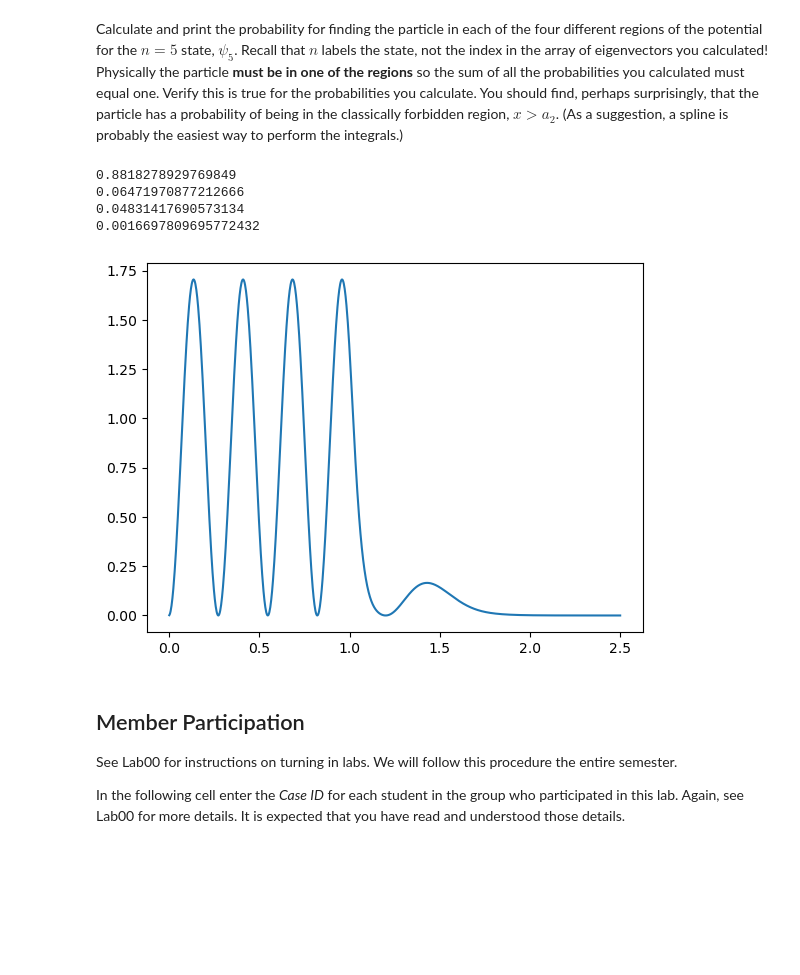
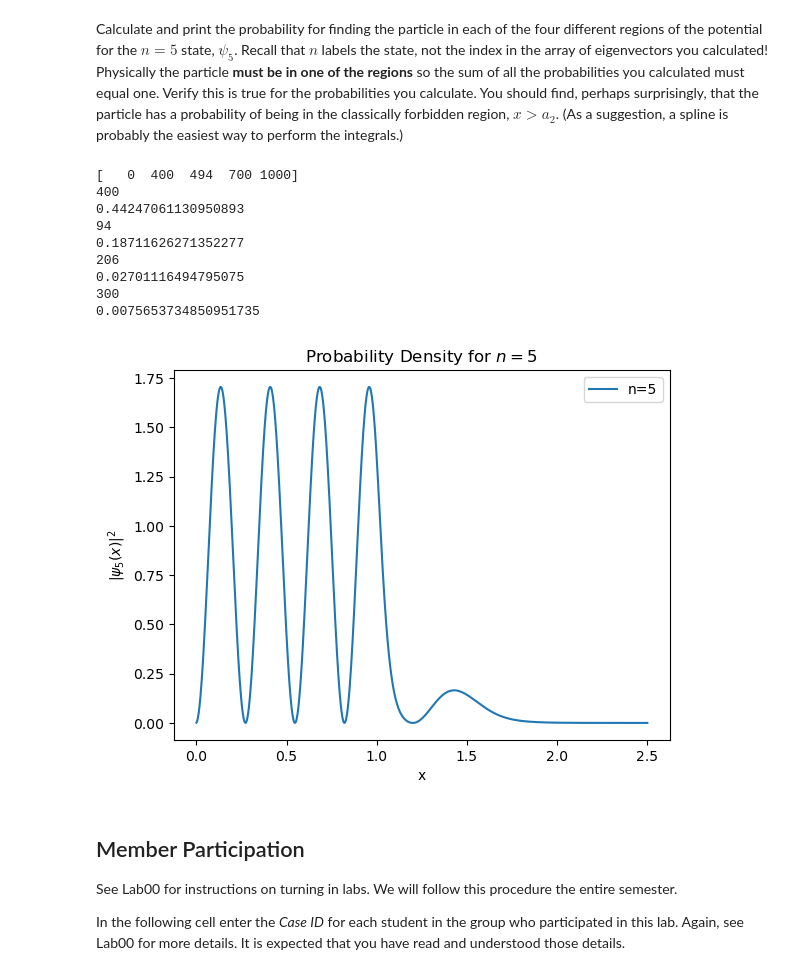
Before and after one commit to SerenaLynas/p250-spring-2026, a Jupyter notebook: labs/Lab08.ipynb, the cells around one changed output. Cells and saved outputs as stored; diff of their text form; code cells hidden in the pictures; blank space fills up the shorter version.

```diff
--- a/labs/Lab08.ipynb
+++ b/labs/Lab08.ipynb
@@ -128,9 +128,13 @@ In doing so keep the following in mind.
 # %%
 for k in range(0, 3):
     n = k + 1
-    # TODO: fix
     phi = np.array([0, *(phis[:, k] * np.sign(phis[0, k])), 0])
     xs = np.linspace(0, L, len(phi))
-    plt.plot(xs, phi)
-    plt.plot(xs, np.sqrt(2 / L) * np.sin((n * np.pi * xs) / L), linestyle="--")
+    plt.plot(xs, phi, label=f"Numerical n={n}")
+    plt.plot(xs, np.sqrt(2 / L) * np.sin((n * np.pi * xs) / L), linestyle="--", label=f"Analytic n={n}")
+
+plt.xlabel("x")
+plt.ylabel(r"$\psi_n(x)$")
+plt.title("First Three Eigenfunctions")
+plt.legend()
 # %% [output]
@@ -286,11 +341,19 @@ All figures can be created in a single cell!
 xs = np.linspace(0, L, 1001)
 below_v1, = np.where(ls < V1)
 for k in below_v1:
-    plt.plot(xs, phis[:, k])
+    plt.plot(xs, phis[:, k], label=f"n={k+1}")
+plt.xlabel("x")
+plt.ylabel(r"$|\psi(x)|^2$")
+plt.title(r"Probability Density for $E_n < V_1$")
+plt.legend()
 
 plt.figure()
 
 v1_v2, = np.where((V1 < ls) & (ls < V2))
 for k in v1_v2:
-    plt.plot(xs, phis[:, k])
+    plt.plot(xs, phis[:, k], label=f"n={k+1}")
+plt.xlabel("x")
+plt.ylabel(r"$|\psi(x)|^2$")
+plt.title(r"Probability Density for $V_1 < E_n < V_2$")
+plt.legend()
 # %% [output]
@@ -313,21 +377,32 @@ You should find, perhaps surprisingly, that the particle has a probability of be
 (As a suggestion, a spline is probably the easiest way to perform the integrals.)
 # %%
 phi = phis[:, 4]
-plt.plot(np.linspace(0, L, 1001), phi**2)
+plt.plot(np.linspace(0, L, 1001), phi**2, label="n=5")
+plt.xlabel("x")
+plt.ylabel(r"$|\psi_5(x)|^2$")
+plt.title(r"Probability Density for $n=5$")
+plt.legend()
+
 a_s = np.array([0, a0, a1, a2, L])
 js = (a_s / L * 1000).astype(int)
 dx = L / 1000
-
+print(js)
 for k in range(1, len(js)):
     vals = phi[js[k - 1]:js[k]]
-    sum = dx/2 * np.sum(vals[:-1]**2 + vals[1:]**2)
+    print(len(vals))
+    sum = dx/2 * np.sum(vals[:1]**2 + vals[1:]**2)
     print(sum)
 # %% [output]
-0.8818278929769849
-0.06471970877212666
-0.04831417690573134
-0.0016697809695772432
+[   0  400  494  700 1000]
+400
+0.44247061130950893
+94
+0.18711626271352277
+206
+0.02701116494795075
+300
+0.0075653734850951735
-[figure, old version]
+[figure, new version]
 # %% [markdown]
 ## Member Participation
 
```
Also changed, not shown: parts of 9 cells of this notebook.
